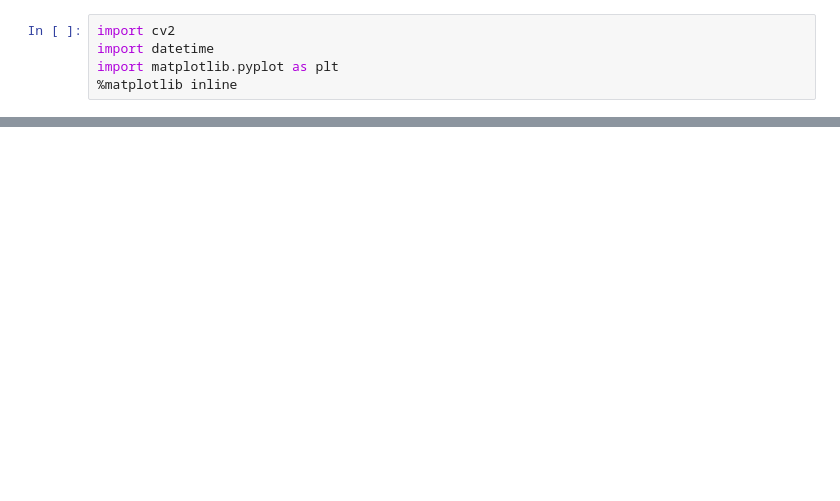
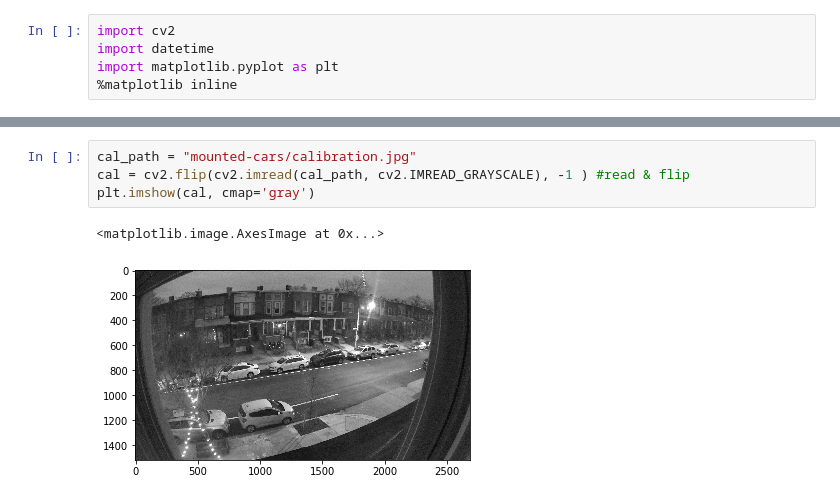
Before and after one commit to kylefritz/speed-cam, a Jupyter notebook: computing-speed.ipynb, the cells around one changed output, grey strips where cells are left out. Saved outputs shown, nothing was run; the diff lists cells and outputs as text; blank space fills up the shorter version.

```diff
--- a/computing-speed.ipynb
+++ b/computing-speed.ipynb
@@ -13,0 +13,7 @@ plt.imshow(cv2.cvtColor(cal, cv2.COLOR_BGR2RGB))
+# %%
+cal_path = "mounted-cars/calibration.jpg"
+cal = cv2.flip(cv2.imread(cal_path, cv2.IMREAD_GRAYSCALE), -1 ) #read & flip
+plt.imshow(cal, cmap='gray')
+# %% [output]
+<matplotlib.image.AxesImage at 0x...>
+[figure, added]
```
Also changed, not shown: parts of 5 cells of this notebook.
